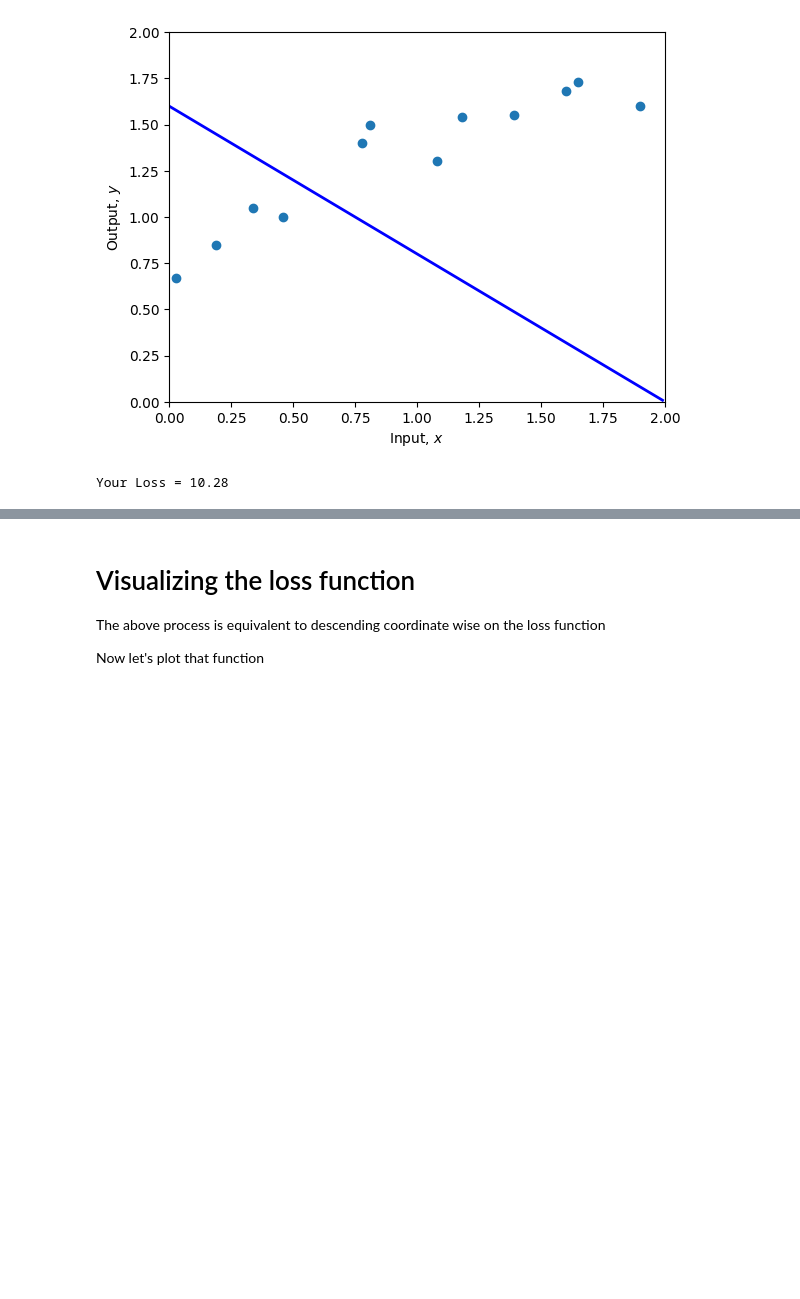
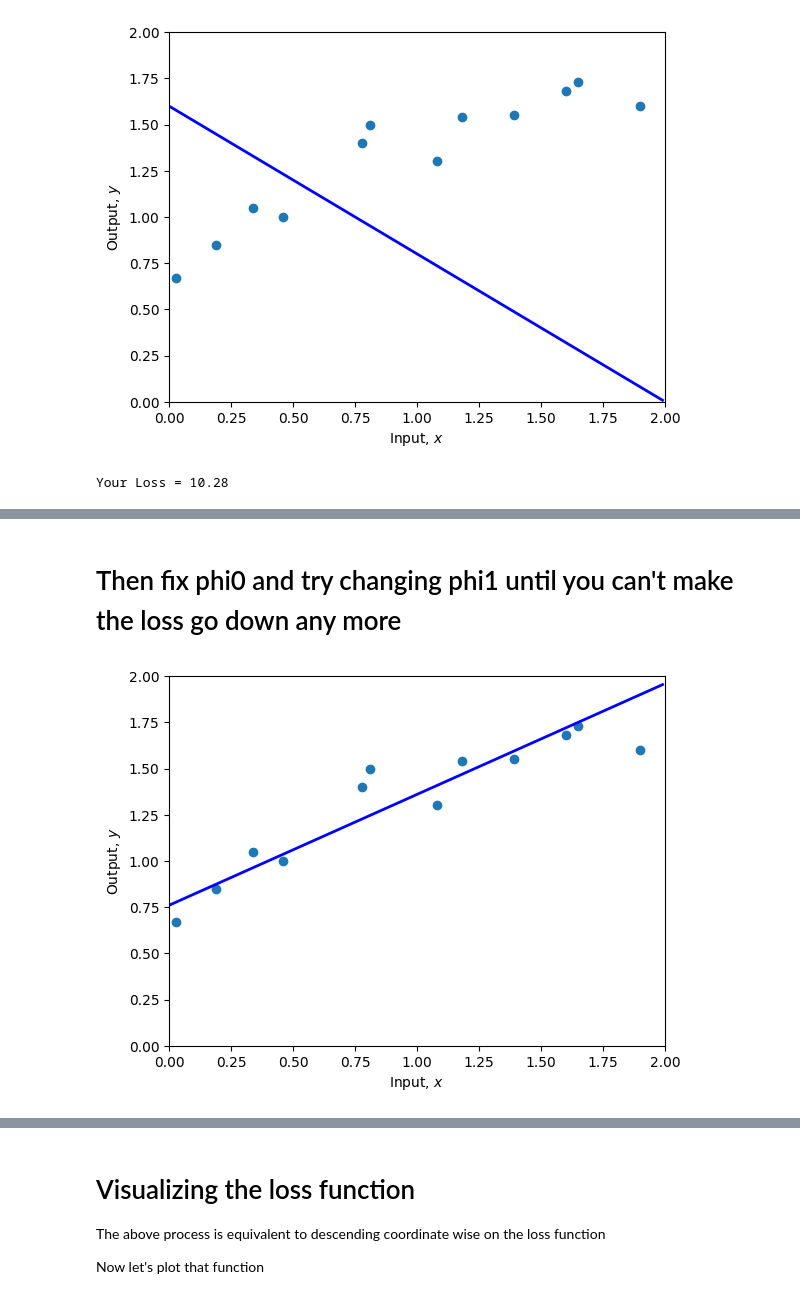
Before and after one commit to naguz03/TAE-Modulo-4-Deep-Learning-Notes-and-Exercises, a Jupyter notebook: 1.2 Regresion.ipynb, the cells around one changed output, grey strips where cells are left out. Cells and saved outputs as stored; diff of their text form; code cells hidden in the pictures; blank space fills up the shorter version.

```diff
--- a/1.2 Regresion.ipynb
+++ b/1.2 Regresion.ipynb
@@ -85,0 +96,9 @@ Your Loss = 10.28
+# %% [markdown]
+# Then fix phi0 and try changing phi1 until you can't make the loss go down any more
+# %%
+phi0 = 0.76 ; phi1 = 0.6
+
+plot(x,y,phi0,phi1)
+print(f'Your Loss = {compute_loss(x,y,phi0,phi1):3.2f}')
+# %% [output]
+[figure, added]
```
Also changed, not shown: parts of 6 cells of this notebook.
